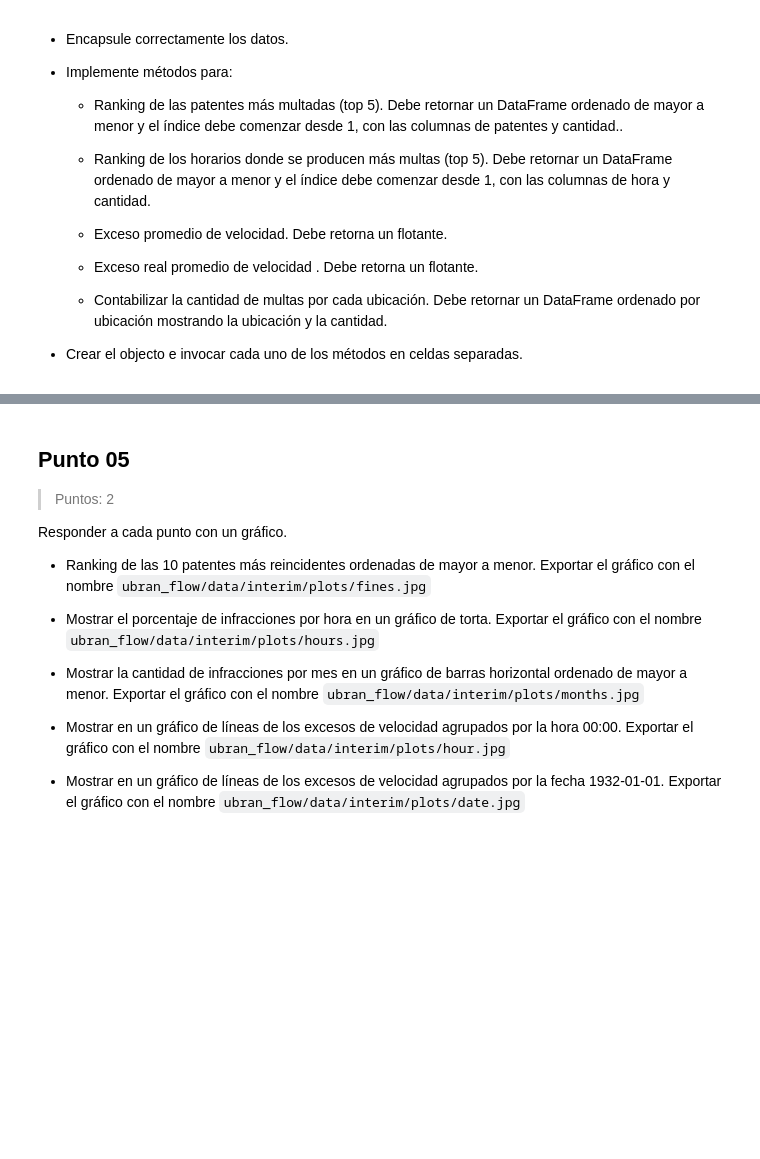
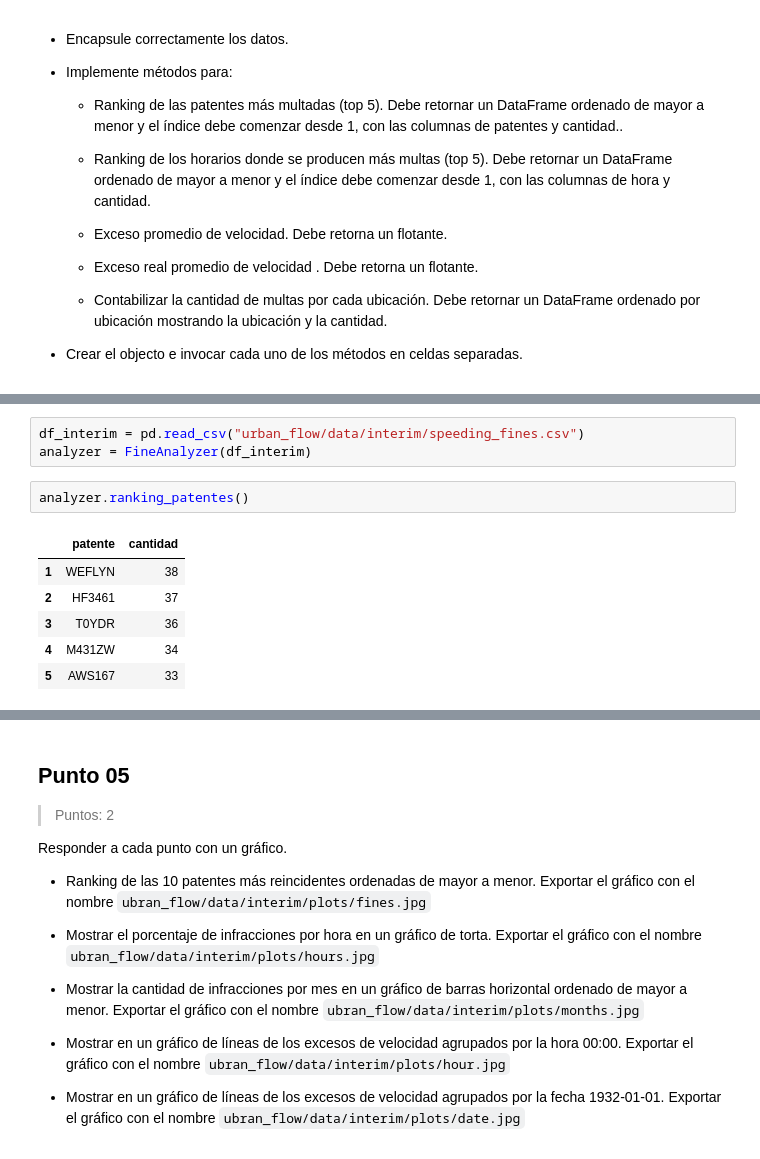
Before and after one commit to abulus1/Urban_Flow, a Jupyter notebook: 01_Urban_Flow_Fernandez_Barboza_Calderon_Sanchez.ipynb, the cells around one changed output, grey strips where cells are left out. Cells and saved outputs as stored; diff of their text form; blank space fills up the shorter version.

```diff
--- a/01_Urban_Flow_Fernandez_Barboza_Calderon_Sanchez.ipynb
+++ b/01_Urban_Flow_Fernandez_Barboza_Calderon_Sanchez.ipynb
@@ -622,0 +673,12 @@ Definir una clase FineAnalyzer que cumpla con las siguientes funcionalidades:
+# %%
+df_interim = pd.read_csv("urban_flow/data/interim/speeding_fines.csv")
+analyzer = FineAnalyzer(df_interim)
+# %%
+analyzer.ranking_patentes()
+# %% [output]
+|  | patente | cantidad |
+| 1 | WEFLYN | 38 |
+| 2 | HF3461 | 37 |
+| 3 | T0YDR | 36 |
+| 4 | M431ZW | 34 |
+| 5 | AWS167 | 33 |
```
Also changed, not shown: parts of 7 cells of this notebook.
